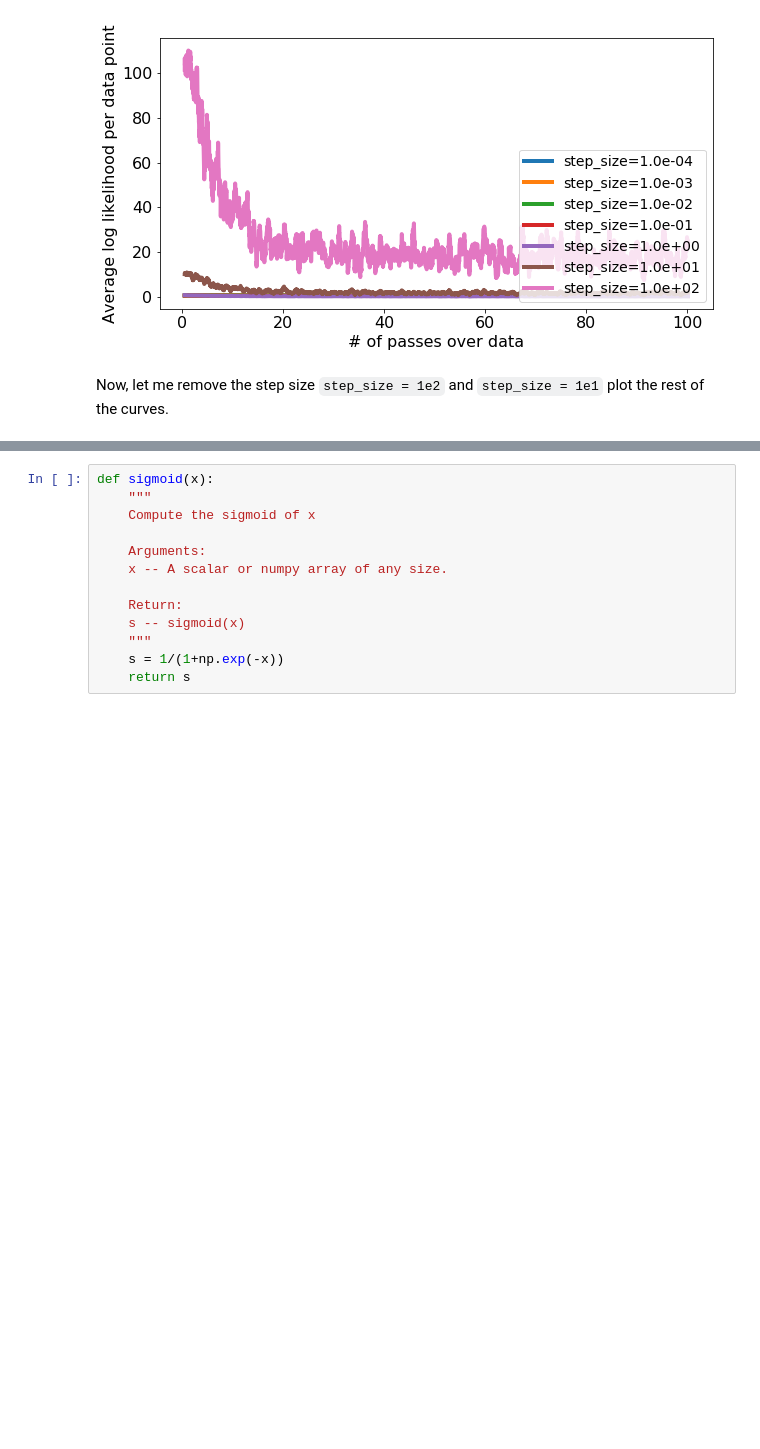
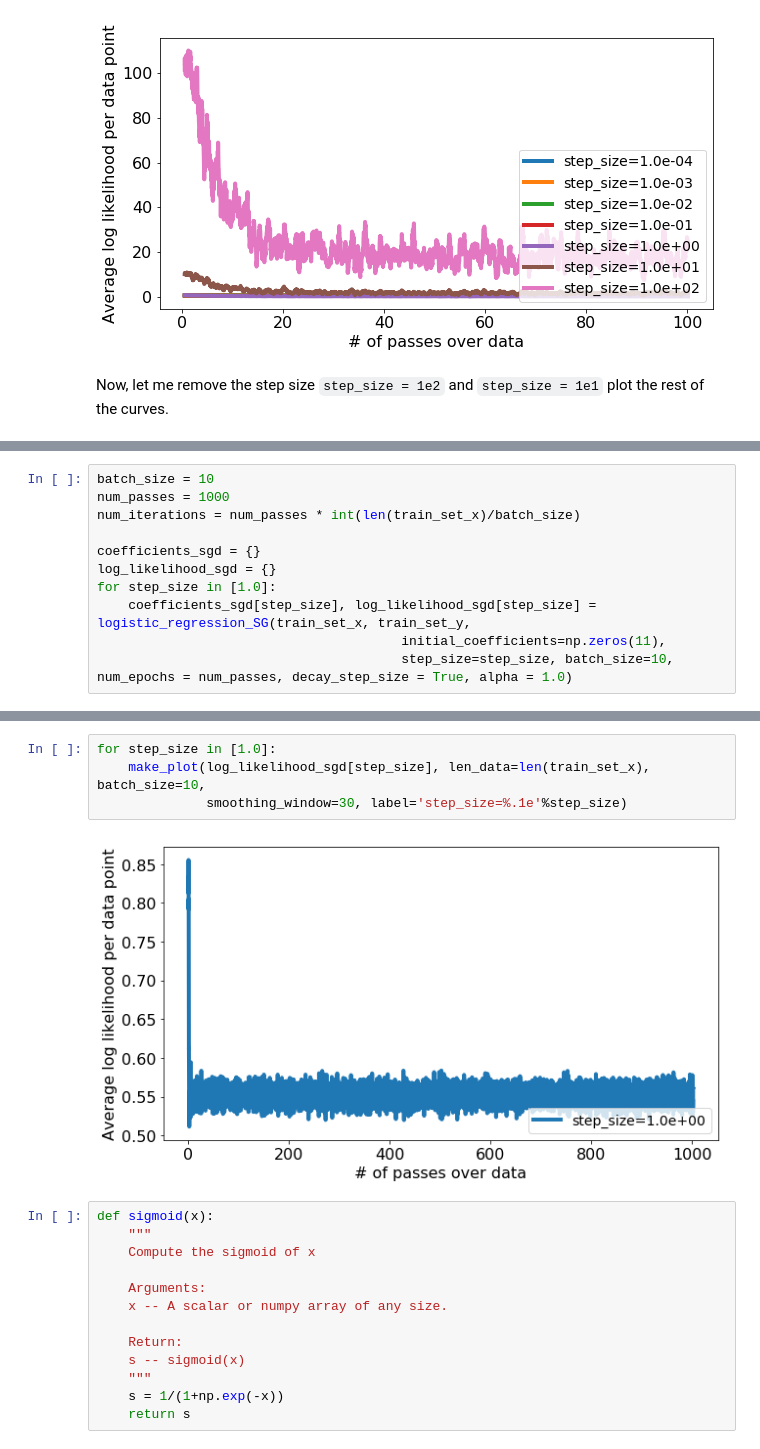
Before and after one commit to anvaribs/SDS385, a Jupyter notebook: exercises/exercises02/src/stochastic_gradient_descent.ipynb, the cells around one changed output, grey strips where cells are left out. Cells and saved outputs as stored; diff of their text form; blank space fills up the shorter version.

```diff
--- a/exercises/exercises02/src/stochastic_gradient_descent.ipynb
+++ b/exercises/exercises02/src/stochastic_gradient_descent.ipynb
@@ -600,0 +605,11 @@ for step_size in np.logspace(-4, 2, num=7)[0:5]:
+# %%
+batch_size = 10
+num_passes = 1000
+num_iterations = num_passes * int(len(train_set_x)/batch_size)
+
+coefficients_sgd = {}
+log_likelihood_sgd = {}
+for step_size in [1.0]:
+    coefficients_sgd[step_size], log_likelihood_sgd[step_size] = logistic_regression_SG(train_set_x, train_set_y,
+                                       initial_coefficients=np.zeros(11),
+                                       step_size=step_size, batch_size=10, num_epochs = num_passes, decay_step_size = True, alpha = 1.0)
@@ -601,3 +634,9 @@ for step_size in np.logspace(-4, 2, num=7)[0:5]:
+# %%
+for step_size in [1.0]:
+    make_plot(log_likelihood_sgd[step_size], len_data=len(train_set_x), batch_size=10,
+              smoothing_window=30, label='step_size=%.1e'%step_size)
+# %% [output]
+[figure, added]
 # %%
 def sigmoid(x):
     """
```
Also changed, not shown: parts of 7 cells of this notebook.
